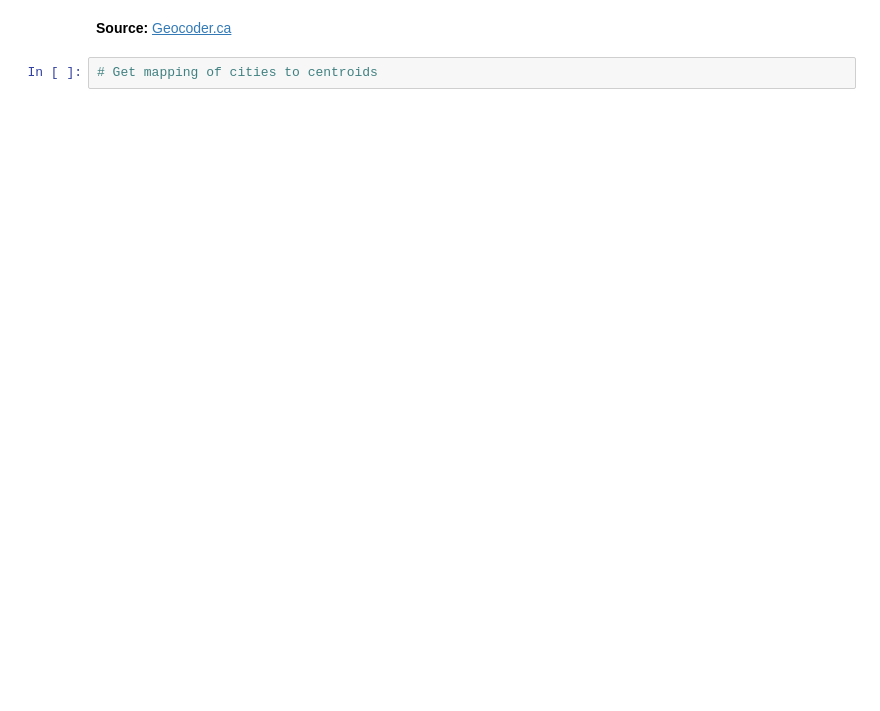
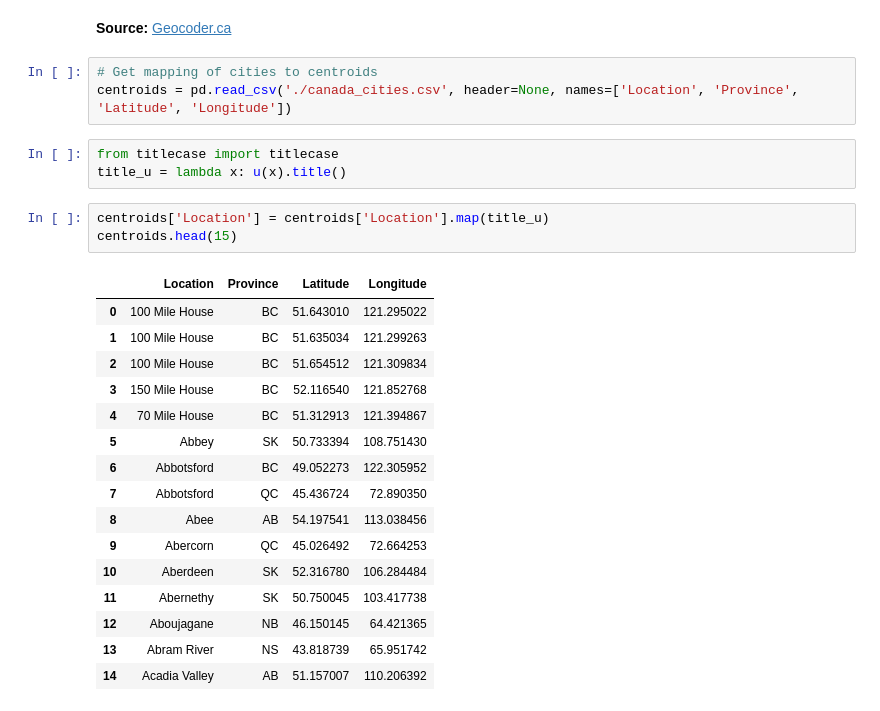
Before and after one commit to CitizensCode/PopulationFlow, a Jupyter notebook: PopulationFlow.ipynb, the cells around one changed output. Saved outputs shown, nothing was run; the diff lists cells and outputs as text; blank space fills up the shorter version.

Commit message:
Loaded, cleaned centroids

```diff
--- a/PopulationFlow.ipynb
+++ b/PopulationFlow.ipynb
@@ -122,3 +123,27 @@ sns.heatmap(outMigPivLog)
 **Source:** [Geocoder.ca](http://geocoder.ca/?freedata=1)
 # %%
 # Get mapping of cities to centroids
+centroids = pd.read_csv('./canada_cities.csv', header=None, names=['Location', 'Province', 'Latitude', 'Longitude'])
+# %%
+from titlecase import titlecase
+title_u = lambda x: u(x).title()
+# %%
+centroids['Location'] = centroids['Location'].map(title_u)
+centroids.head(15)
+# %% [output]
+|  | Location | Province | Latitude | Longitude |
+| 0 | 100 Mile House | BC | 51.643010 | 121.295022 |
+| 1 | 100 Mile House | BC | 51.635034 | 121.299263 |
+| 2 | 100 Mile House | BC | 51.654512 | 121.309834 |
+| 3 | 150 Mile House | BC | 52.116540 | 121.852768 |
+| 4 | 70 Mile House | BC | 51.312913 | 121.394867 |
+| 5 | Abbey | SK | 50.733394 | 108.751430 |
+| 6 | Abbotsford | BC | 49.052273 | 122.305952 |
+| 7 | Abbotsford | QC | 45.436724 | 72.890350 |
+| 8 | Abee | AB | 54.197541 | 113.038456 |
+| 9 | Abercorn | QC | 45.026492 | 72.664253 |
+| 10 | Aberdeen | SK | 52.316780 | 106.284484 |
+| 11 | Abernethy | SK | 50.750045 | 103.417738 |
+| 12 | Aboujagane | NB | 46.150145 | 64.421365 |
+| 13 | Abram River | NS | 43.818739 | 65.951742 |
+| 14 | Acadia Valley | AB | 51.157007 | 110.206392 |
```
Also changed, not shown: parts of 4 cells of this notebook, 1 other file.
